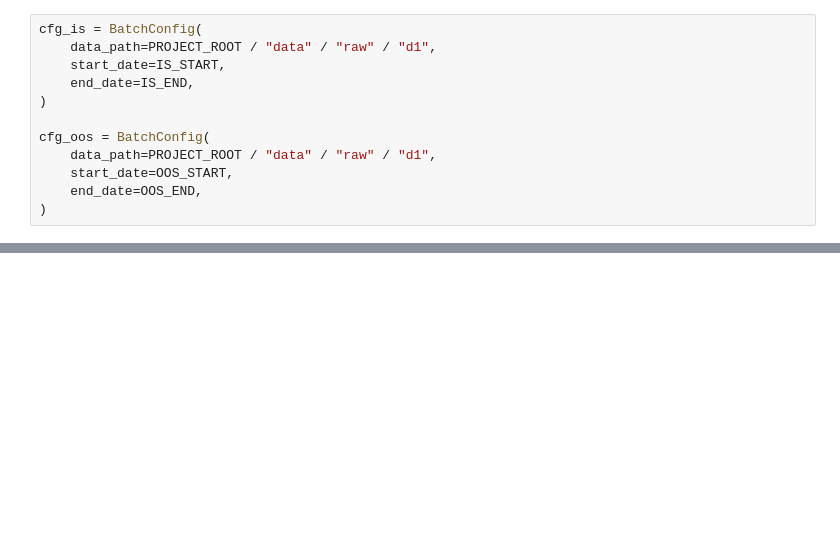
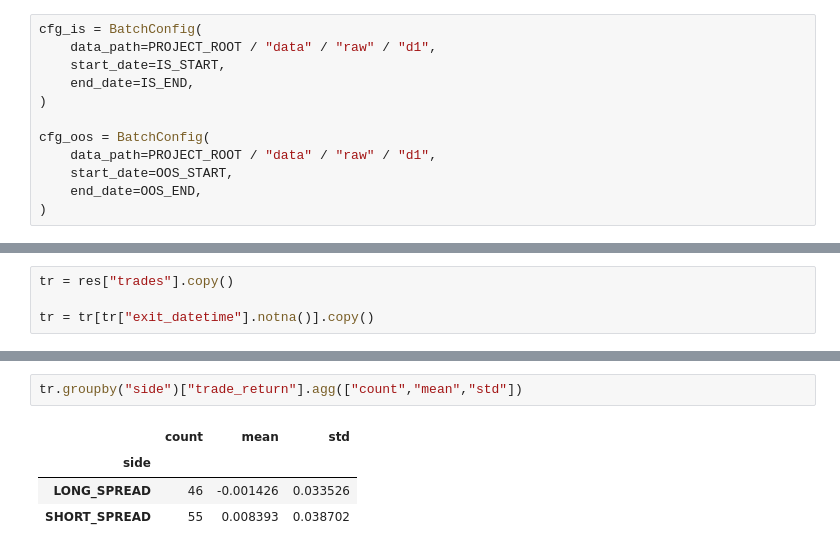
Before and after one commit to emile692/algo-trading-stat-arb-terminal, a Jupyter notebook: notebook/research.ipynb, the cells around one changed output, grey strips where cells are left out. Drawn from its saved outputs; the diff is of its cells as text; blank space fills up the shorter version.

```diff
--- a/notebook/research.ipynb
+++ b/notebook/research.ipynb
@@ -292,0 +254,4 @@ res["stats"]
+# %%
+tr = res["trades"].copy()
+
+tr = tr[tr["exit_datetime"].notna()].copy()
@@ -335,0 +337,7 @@ res["trades"].loc[res["trades"]["entry_datetime"] == datetime.datetime(2024, 1,
+# %%
+tr.groupby("side")["trade_return"].agg(["count","mean","std"])
+# %% [output]
+|  | count | mean | std |
+| side |  |  |  |
+| LONG_SPREAD | 46 | -0.001426 | 0.033526 |
+| SHORT_SPREAD | 55 | 0.008393 | 0.038702 |
```
Also changed, not shown: parts of 35 cells of this notebook, 2 other files.
